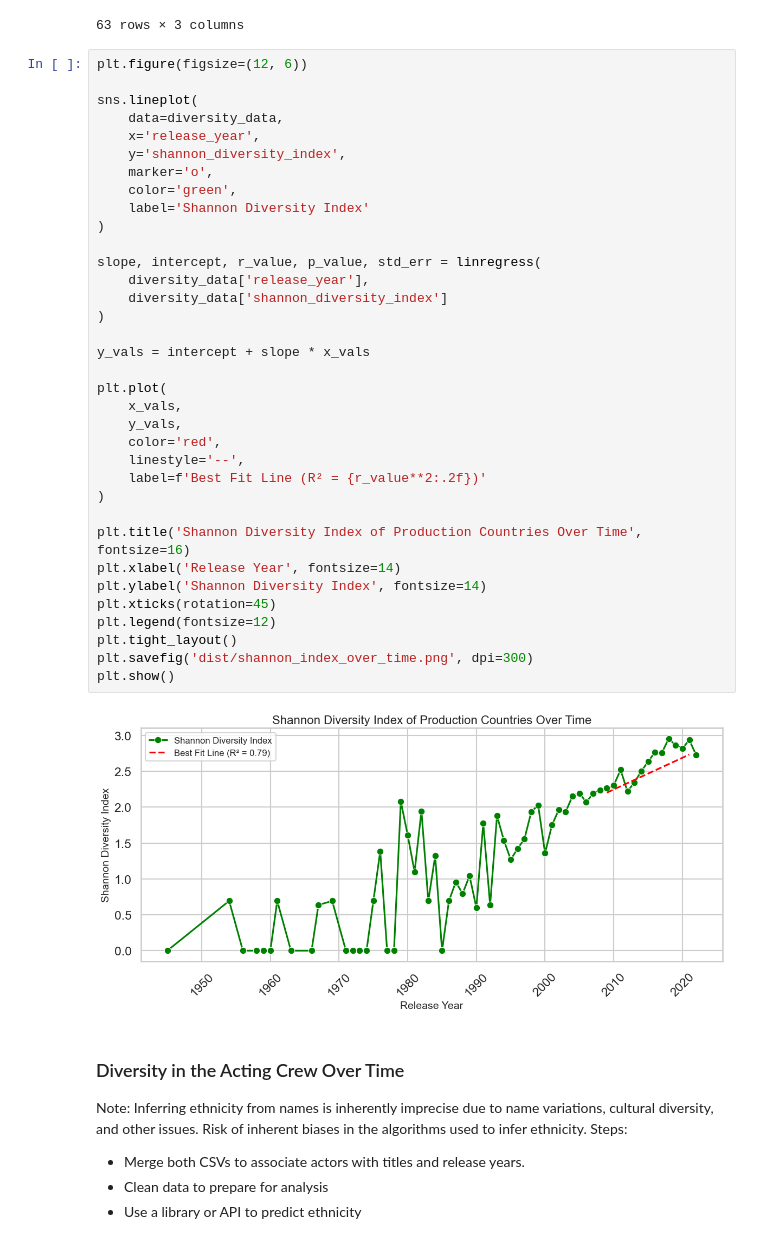
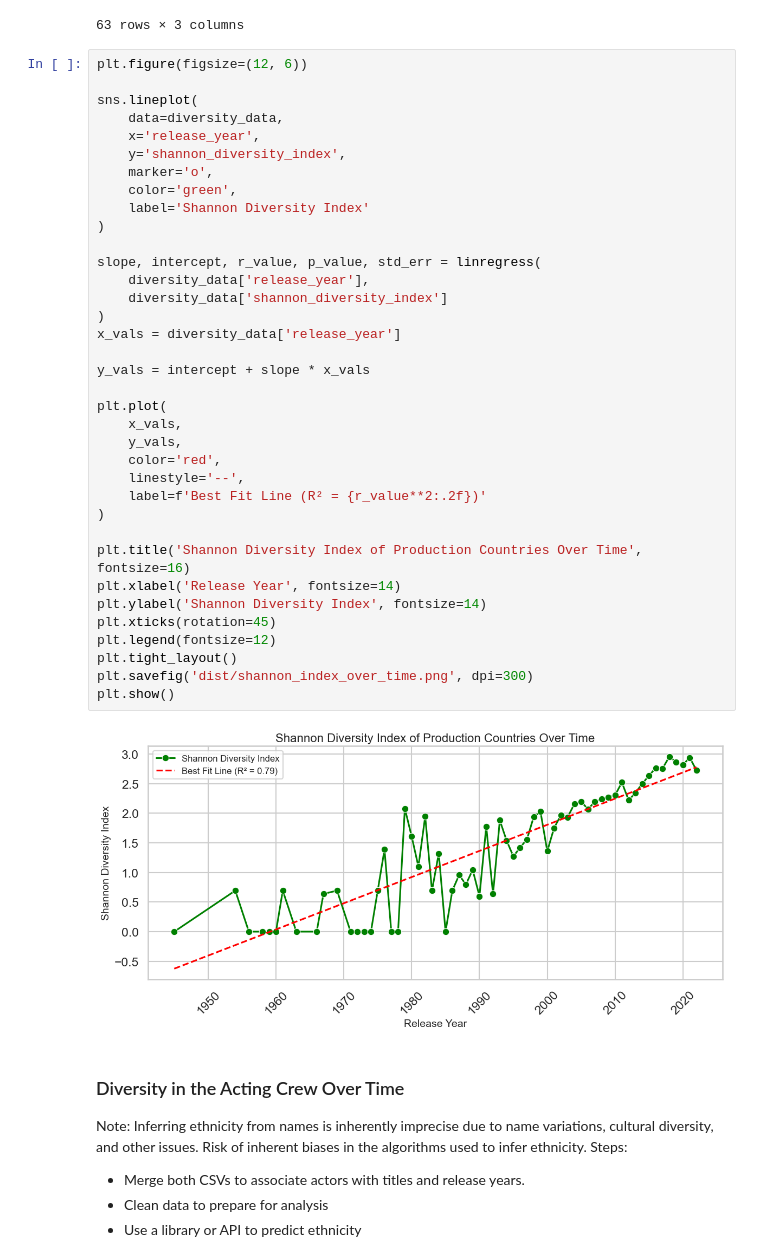
Before and after one commit to cparthiv/RHS-TSA-Data-Science-Qualifier-2024, a Jupyter notebook: main.ipynb, the cells around one changed output. Cells and saved outputs as stored; diff of their text form.

```diff
--- a/main.ipynb
+++ b/main.ipynb
@@ -518,34 +518,35 @@ sns.lineplot(
     y='shannon_diversity_index',
     marker='o',
     color='green',
     label='Shannon Diversity Index'
 )
 
 slope, intercept, r_value, p_value, std_err = linregress(
     diversity_data['release_year'],
     diversity_data['shannon_diversity_index']
 )
+x_vals = diversity_data['release_year']
 
 y_vals = intercept + slope * x_vals
 
 plt.plot(
     x_vals,
     y_vals,
     color='red',
     linestyle='--',
     label=f'Best Fit Line (R² = {r_value**2:.2f})'
 )
 
 plt.title('Shannon Diversity Index of Production Countries Over Time', fontsize=16)
 plt.xlabel('Release Year', fontsize=14)
 plt.ylabel('Shannon Diversity Index', fontsize=14)
 plt.xticks(rotation=45)
 plt.legend(fontsize=12)
 plt.tight_layout()
 plt.savefig('dist/shannon_index_over_time.png', dpi=300)
 plt.show()
 # %% [output]
-[figure, old version]
+[figure, new version]
 # %% [markdown]
 ### Diversity in the Acting Crew Over Time
 Note: Inferring ethnicity from names is inherently imprecise due to name variations, cultural diversity, and other issues. Risk of inherent biases in the algorithms used to infer ethnicity.
```
